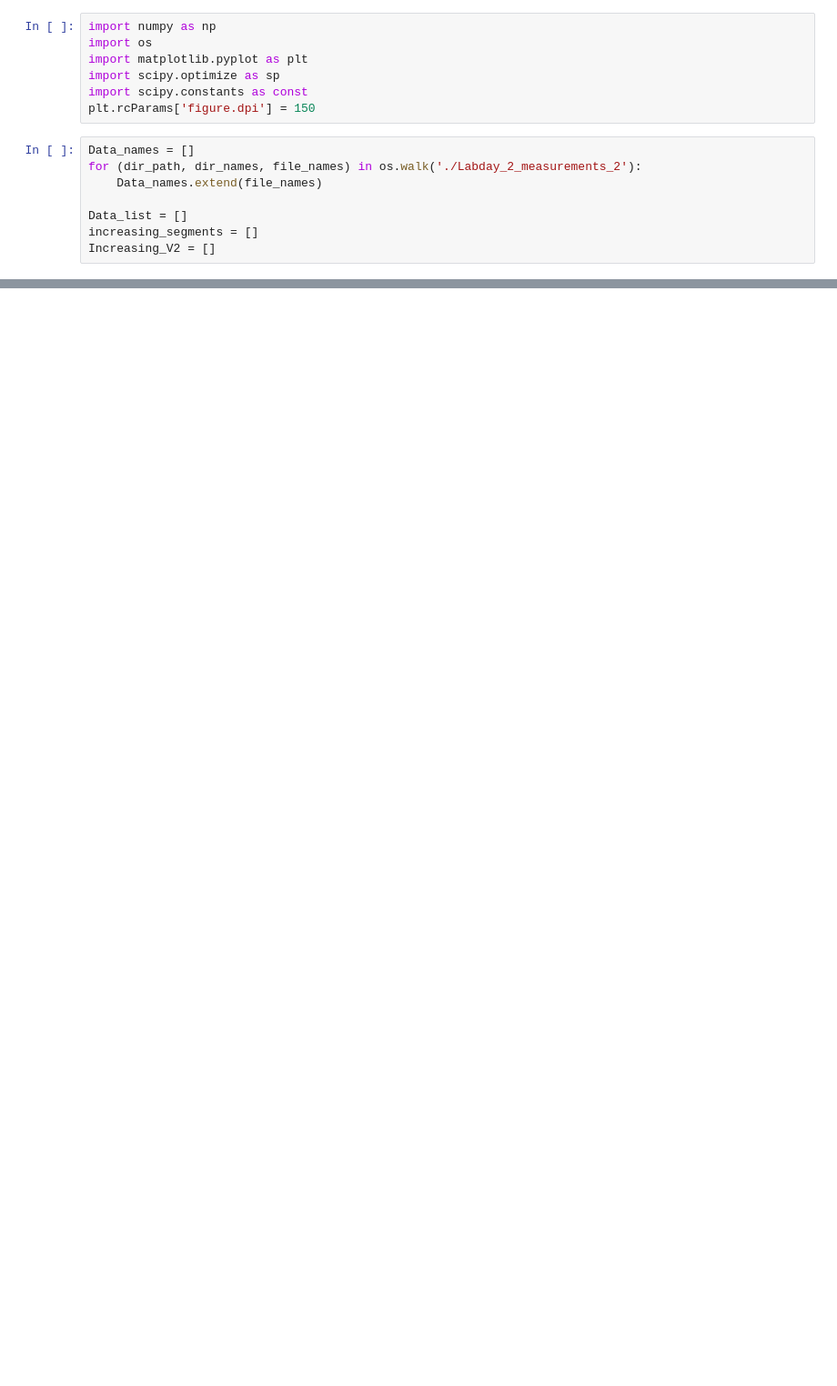
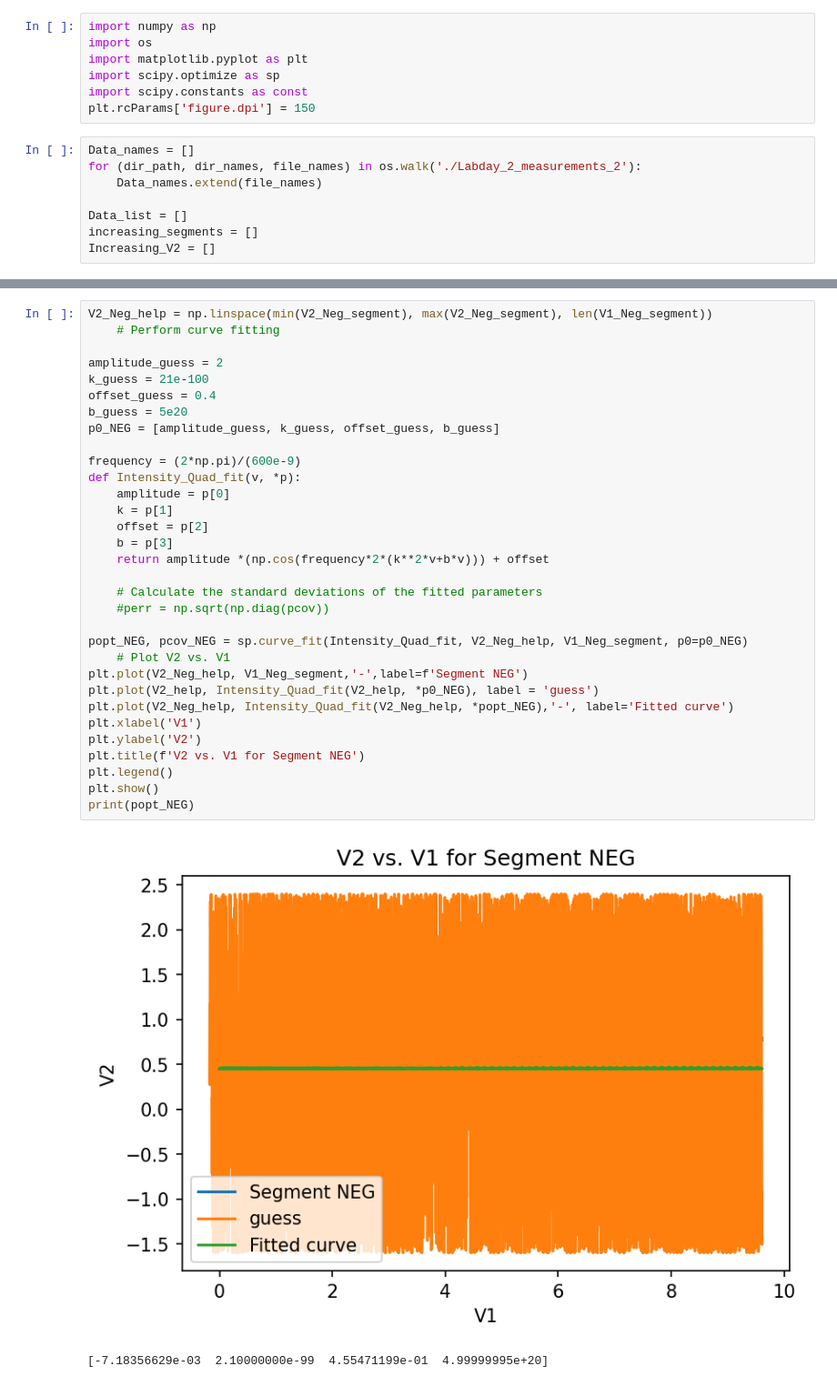
Before and after one commit to StefanStringer/ExperimentalBoyzWSL, a Jupyter notebook: Exercise_2/Labday_2_fuckaround.ipynb, the cells around one changed output, grey strips where cells are left out. Shown at 91% size. Saved outputs shown, nothing was run; the diff lists cells and outputs as text; blank space fills up the shorter version.

```diff
--- a/Exercise_2/Labday_2_fuckaround.ipynb
+++ b/Exercise_2/Labday_2_fuckaround.ipynb
@@ -88,0 +100,35 @@ for i, segment in enumerate(Increasing_V2):
+# %%
+V2_Neg_help = np.linspace(min(V2_Neg_segment), max(V2_Neg_segment), len(V1_Neg_segment))
+    # Perform curve fitting
+
+amplitude_guess = 2
+k_guess = 21e-100
+offset_guess = 0.4
+b_guess = 5e20
+p0_NEG = [amplitude_guess, k_guess, offset_guess, b_guess]
+
+frequency = (2*np.pi)/(600e-9)
+def Intensity_Quad_fit(v, *p):
+    amplitude = p[0]
+    k = p[1]
+    offset = p[2]
+    b = p[3]
+    return amplitude *(np.cos(frequency*2*(k**2*v+b*v))) + offset
+
+    # Calculate the standard deviations of the fitted parameters
+    #perr = np.sqrt(np.diag(pcov))
+
+popt_NEG, pcov_NEG = sp.curve_fit(Intensity_Quad_fit, V2_Neg_help, V1_Neg_segment, p0=p0_NEG)
+    # Plot V2 vs. V1
+plt.plot(V2_Neg_help, V1_Neg_segment,'-',label=f'Segment NEG')
+plt.plot(V2_help, Intensity_Quad_fit(V2_help, *p0_NEG), label = 'guess')
+plt.plot(V2_Neg_help, Intensity_Quad_fit(V2_Neg_help, *popt_NEG),'-', label='Fitted curve')
+plt.xlabel('V1')
+plt.ylabel('V2')
+plt.title(f'V2 vs. V1 for Segment NEG')
+plt.legend()
+plt.show()
+print(popt_NEG)
+# %% [output]
+[figure, added]
+[-7.18356629e-03  2.10000000e-99  4.55471199e-01  4.99999995e+20]
```
Also changed, not shown: parts of 2 cells of this notebook, 1 other file.
